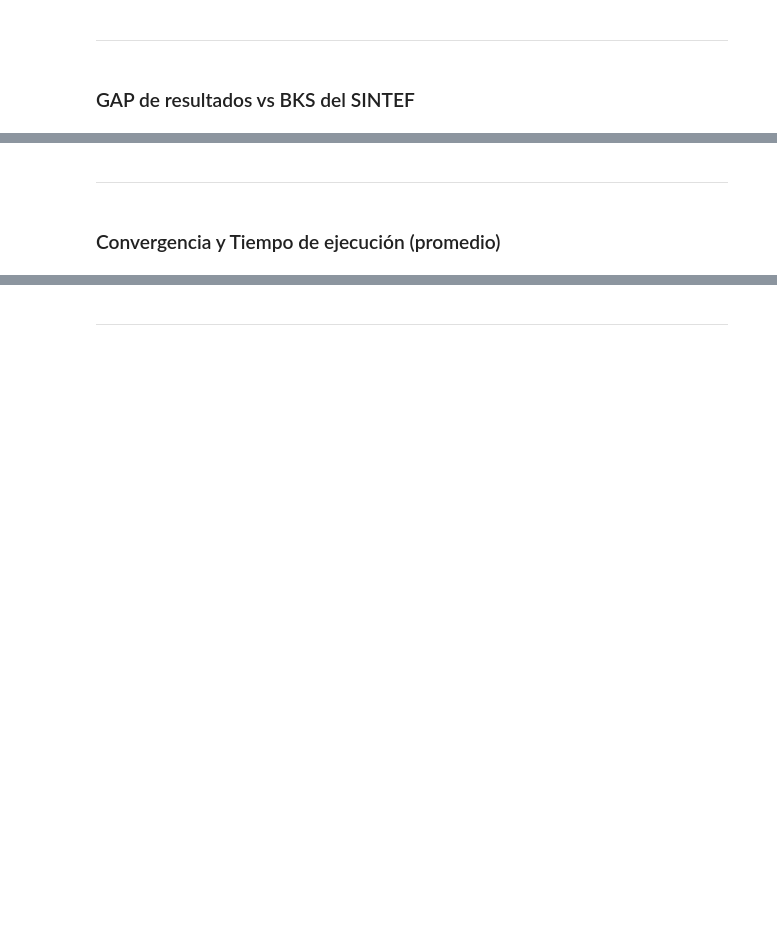
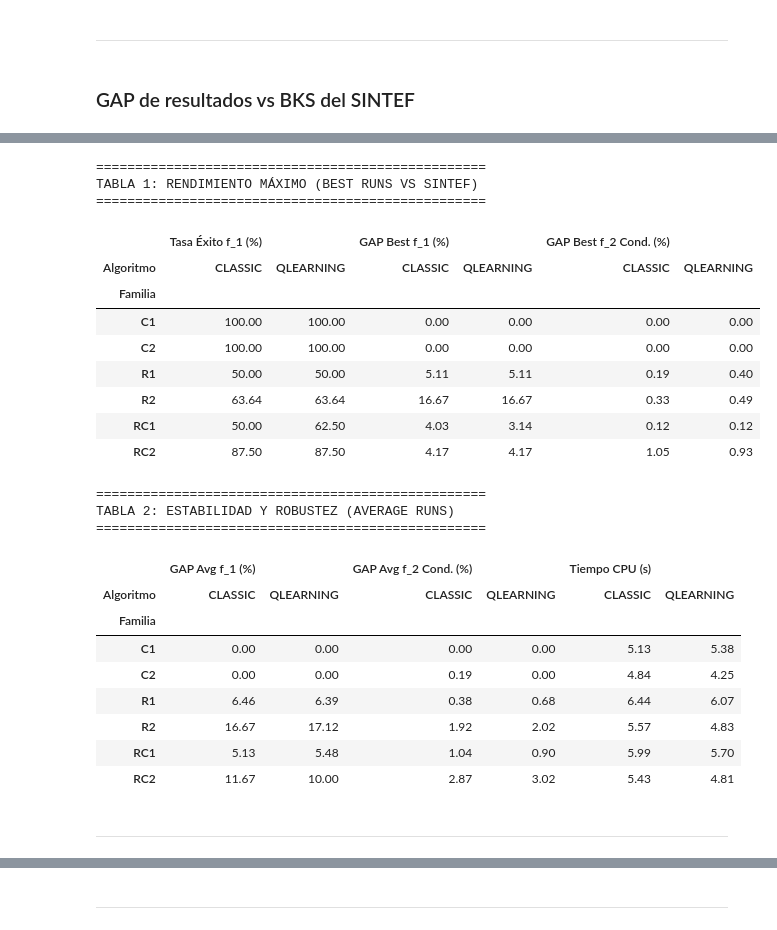
Before and after one commit to JoseFrancisc0/PFC_VPRTW, a Jupyter notebook: Experiments/analisis_experimentos.ipynb, the cells around one changed output, grey strips where cells are left out. Drawn from its saved outputs; the diff is of its cells as text; code cells hidden in the pictures; blank space fills up the shorter version.

```diff
--- a/Experiments/analisis_experimentos.ipynb
+++ b/Experiments/analisis_experimentos.ipynb
@@ -207,4 +156,65 @@ tabla_final.head()
+# %%
+df_master['Familia'] = df_master['Instancia'].str.upper().apply(
+    lambda x: x[:3] if x.startswith('RC') else x[:2]
+)
+
+RUTA_SINTEF = "sintef.csv"
+try:
+    df_sintef = pd.read_csv(RUTA_SINTEF, sep=';')
+    df_sintef = df_sintef.rename(columns={
+        'Vehículos': 'BKS_Veh',
+        'Distancia': 'BKS_Dist'
+	})
+    df_sintef['Instancia'] = df_sintef['Instancia'].astype(str).str.lower().str.strip()
+    df_eval = pd.merge(df_master, df_sintef, on='Instancia', how='left')
+except FileNotFoundError:
+    print(f"[ERROR] No se encontró el archivo de BKS en: {RUTA_SINTEF}")
+    raise
+
+df_instancias = df_eval.groupby(['Familia', 'Instancia', 'Algoritmo']).apply(consolidar_instancia).reset_index()
+tabla_cruda = df_instancias.groupby(['Familia', 'Algoritmo']).apply(calcular_metricas_familia).reset_index()
+
+# GAP SINTEF vs Mejores runs
+cols_t1 = ['Familia', 'Algoritmo', 'Tasa Éxito f_1 (%)', 'GAP Best f_1 (%)', 'GAP Best f_2 Cond. (%)']
+tabla_1 = tabla_cruda[cols_t1].pivot(index='Familia', columns='Algoritmo').round(2)
+
+# Robustez (Run promedio)
+cols_t2 = ['Familia', 'Algoritmo', 'GAP Avg f_1 (%)', 'GAP Avg f_2 Cond. (%)', 'Tiempo CPU (s)']
+tabla_2 = tabla_cruda[cols_t2].pivot(index='Familia', columns='Algoritmo').round(2)
+
+print("="*50)
+print("TABLA 1: RENDIMIENTO MÁXIMO (BEST RUNS VS SINTEF)")
+print("="*50)
+display(tabla_1)
+
+print("\n" + "="*50)
+print("TABLA 2: ESTABILIDAD Y ROBUSTEZ (AVERAGE RUNS)")
+print("="*50)
+display(tabla_2)
+# %% [output]
+==================================================
+TABLA 1: RENDIMIENTO MÁXIMO (BEST RUNS VS SINTEF)
+==================================================
+|  | Tasa Éxito f_1 (%) |  | GAP Best f_1 (%) |  | GAP Best f_2 Cond. (%) |  |
+| Algoritmo | CLASSIC | QLEARNING | CLASSIC | QLEARNING | CLASSIC | QLEARNING |
+| Familia |  |  |  |  |  |  |
+| C1 | 100.00 | 100.00 | 0.00 | 0.00 | 0.00 | 0.00 |
+| C2 | 100.00 | 100.00 | 0.00 | 0.00 | 0.00 | 0.00 |
+| R1 | 50.00 | 50.00 | 5.11 | 5.11 | 0.19 | 0.40 |
+| R2 | 63.64 | 63.64 | 16.67 | 16.67 | 0.33 | 0.49 |
+| RC1 | 50.00 | 62.50 | 4.03 | 3.14 | 0.12 | 0.12 |
+| RC2 | 87.50 | 87.50 | 4.17 | 4.17 | 1.05 | 0.93 |
+==================================================
+TABLA 2: ESTABILIDAD Y ROBUSTEZ (AVERAGE RUNS)
+==================================================
+|  | GAP Avg f_1 (%) |  | GAP Avg f_2 Cond. (%) |  | Tiempo CPU (s) |  |
+| Algoritmo | CLASSIC | QLEARNING | CLASSIC | QLEARNING | CLASSIC | QLEARNING |
+| Familia |  |  |  |  |  |  |
+| C1 | 0.00 | 0.00 | 0.00 | 0.00 | 5.13 | 5.38 |
+| C2 | 0.00 | 0.00 | 0.19 | 0.00 | 4.84 | 4.25 |
+| R1 | 6.46 | 6.39 | 0.38 | 0.68 | 6.44 | 6.07 |
+| R2 | 16.67 | 17.12 | 1.92 | 2.02 | 5.57 | 4.83 |
+| RC1 | 5.13 | 5.48 | 1.04 | 0.90 | 5.99 | 5.70 |
+| RC2 | 11.67 | 10.00 | 2.87 | 3.02 | 5.43 | 4.81 |
 # %% [markdown]
 ---
-# %% [markdown]
-### Convergencia y Tiempo de ejecución (promedio)
```
Also changed, not shown: parts of 24 cells of this notebook, 1 other file.
